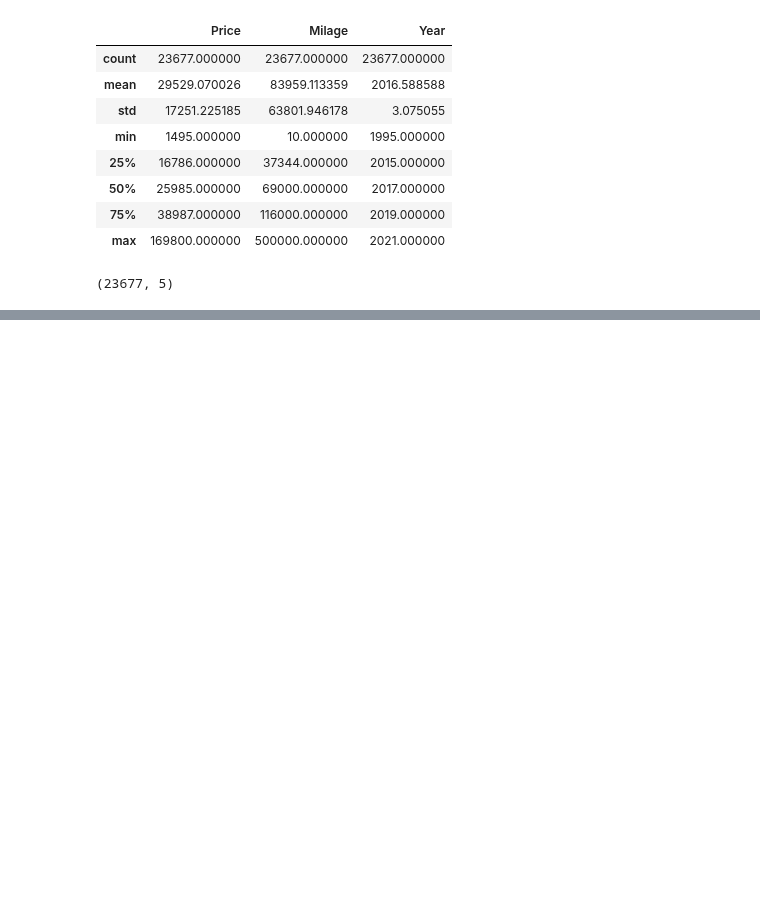
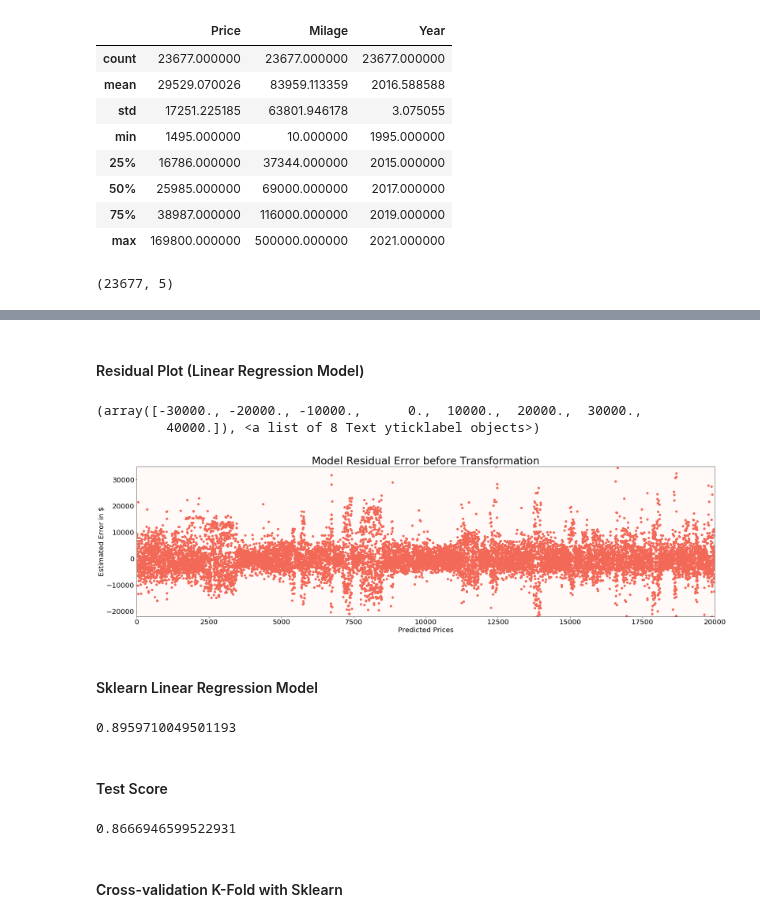
Before and after one commit to kavehamini/Used-Car-Price-Predictor, a Jupyter notebook: Machine Learning-Used Car Price Predictor-Simple.ipynb, the cells around one changed output, grey strips where cells are left out. Cells and saved outputs as stored; diff of their text form; code cells hidden in the pictures; blank space fills up the shorter version.

```diff
--- a/Machine Learning-Used Car Price Predictor-Simple.ipynb
+++ b/Machine Learning-Used Car Price Predictor-Simple.ipynb
@@ -32,13 +46,3 @@ df.describe()
 df.shape
 # %% [output]
 (23677, 5)
-# %%
-#label encoding
-from sklearn import preprocessing
-from sklearn.preprocessing import LabelEncoder
-
-le = preprocessing.LabelEncoder()
-
-for i in range(0,df.shape[1]):
-    if df.dtypes[i]=='object':
-        df[df.columns[i]] = le.fit_transform(df[df.columns[i]])
@@ -134,0 +51,5 @@ lmdf
+# %%
+sklearn_df=pd.get_dummies(df, columns=['Car Type', 'Model'],drop_first=True)
+sklearn_df.head()
+df_sk_y=sklearn_df['Price']
+df_sk_x=sklearn_df.iloc[:,1:]
@@ -134,0 +58,2 @@ lmdf
+# %%
+X_train, X_test, y_train, y_test = model_selection.train_test_split(df_sk_x, df_sk_y, test_size=0.3, random_state=100)
@@ -134,0 +62,5 @@ lmdf
+# %%
+#OLS MODEL
+SM_LinearRegression = sm.OLS(y_train,X_train)
+SM_LR_Model=SM_LinearRegression.fit()
+SM_LR_Model.summary()
@@ -134,0 +102,35 @@ lmdf
+# %% [markdown]
+#### Residual Plot (Linear Regression Model)
+# %%
+plt.figure(figsize=(15, 4))
+plt.subplot(111, facecolor=('#FFF9F8'))
+SM_LR_Model.resid.plot(style='o', figsize=(30,8),c=('#F36958'));
+plt.title('Model Residual Error before Transformation',fontsize=30)
+plt.ylabel('Estimated Error in $',fontsize=20)
+plt.xlabel('Predicted Prices',fontsize=20)
+plt.ylim(-22000,35000)
+plt.xlim(0,20000)
+plt.xticks(fontsize=20)
+plt.yticks(fontsize=20)
+# plt.savefig('img2_residualError.jpeg')
+# %% [output]
+(array([-30000., -20000., -10000.,      0.,  10000.,  20000.,  30000.,
+         40000.]), <a list of 8 Text yticklabel objects>)
+[figure, added]
+# %% [markdown]
+#### Sklearn Linear Regression Model
+# %%
+from sklearn.linear_model import LinearRegression
+lr = LinearRegression()
+lr.fit(X_train,y_train)
+lr.score(X_train,y_train)
+# %% [output]
+0.8959710049501193
+# %% [markdown]
+#### Test Score
+# %%
+lr.score(X_test,y_test)
+# %% [output]
+0.8666946599522931
+# %% [markdown]
+#### Cross-validation K-Fold with Sklearn
```
Also changed, not shown: parts of 19 cells of this notebook.
